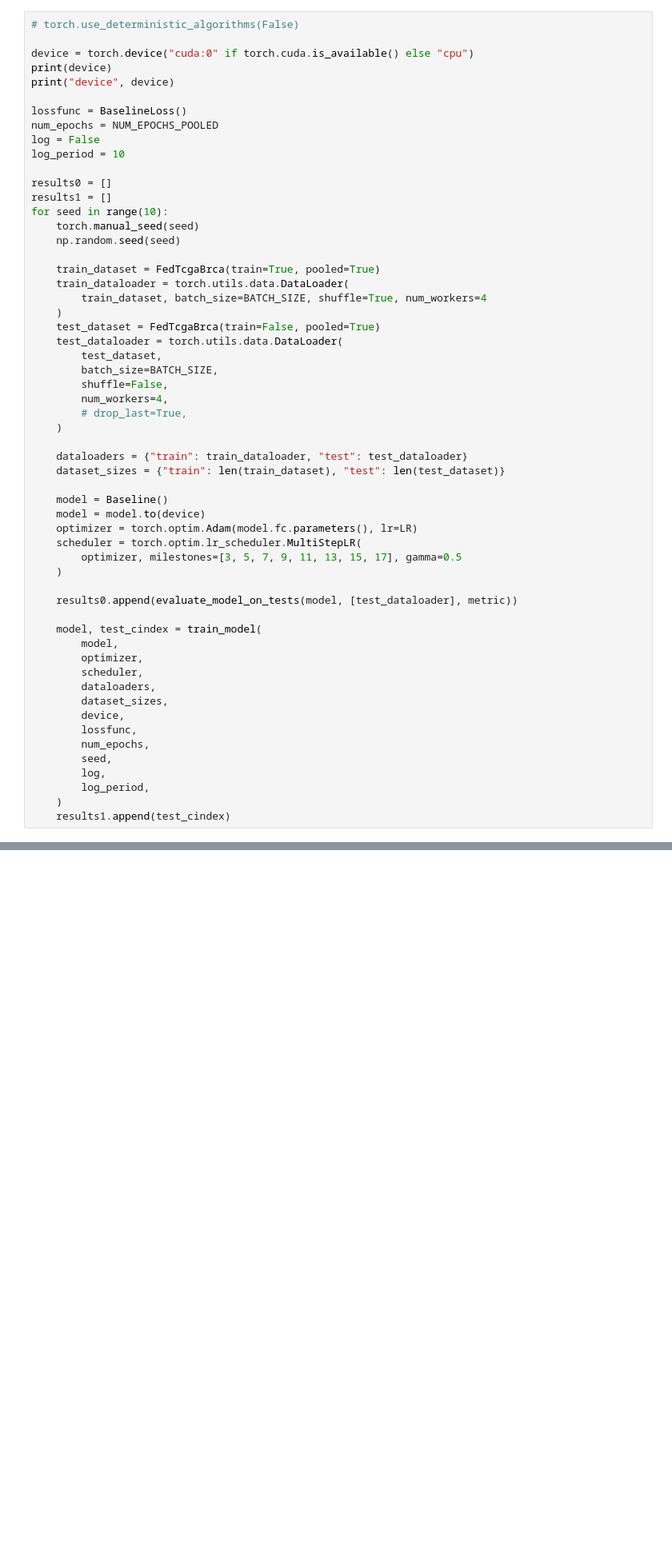
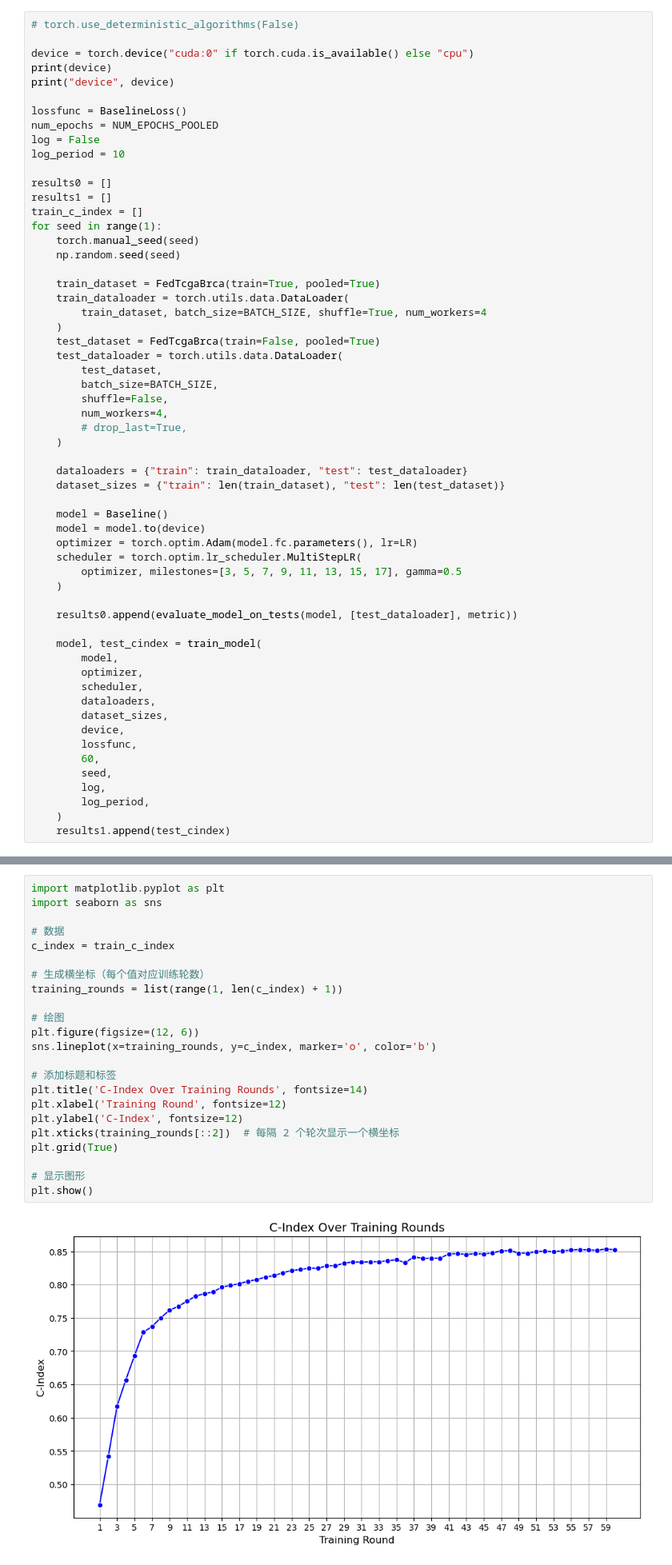
Before and after one commit to Chen-Yulin/FLamby, a Jupyter notebook: playground/TCGA/baseline.ipynb, the cells around one changed output, grey strips where cells are left out. Shown at 80% size. Saved outputs shown, nothing was run; the diff lists cells and outputs as text; blank space fills up the shorter version.

```diff
--- a/playground/TCGA/baseline.ipynb
+++ b/playground/TCGA/baseline.ipynb
@@ -141,7 +151,8 @@ log_period = 10
 
 results0 = []
 results1 = []
-for seed in range(10):
+train_c_index = []
+for seed in range(1):
     torch.manual_seed(seed)
     np.random.seed(seed)
 
@@ -178,7 +189,7 @@ for seed in range(10):
         dataset_sizes,
         device,
         lossfunc,
-        num_epochs,
+        60,
         seed,
         log,
         log_period,
@@ -294,0 +255,25 @@ Baseline(
+# %%
+import matplotlib.pyplot as plt
+import seaborn as sns
+
+# 数据
+c_index = train_c_index
+
+# 生成横坐标（每个值对应训练轮数）
+training_rounds = list(range(1, len(c_index) + 1))
+
+# 绘图
+plt.figure(figsize=(12, 6))
+sns.lineplot(x=training_rounds, y=c_index, marker='o', color='b')
+
+# 添加标题和标签
+plt.title('C-Index Over Training Rounds', fontsize=14)
+plt.xlabel('Training Round', fontsize=12)
+plt.ylabel('C-Index', fontsize=12)
+plt.xticks(training_rounds[::2])  # 每隔 2 个轮次显示一个横坐标
+plt.grid(True)
+
+# 显示图形
+plt.show()
+# %% [output]
+[figure, added]
```
Also changed, not shown: parts of 7 cells of this notebook, 7 other files.
